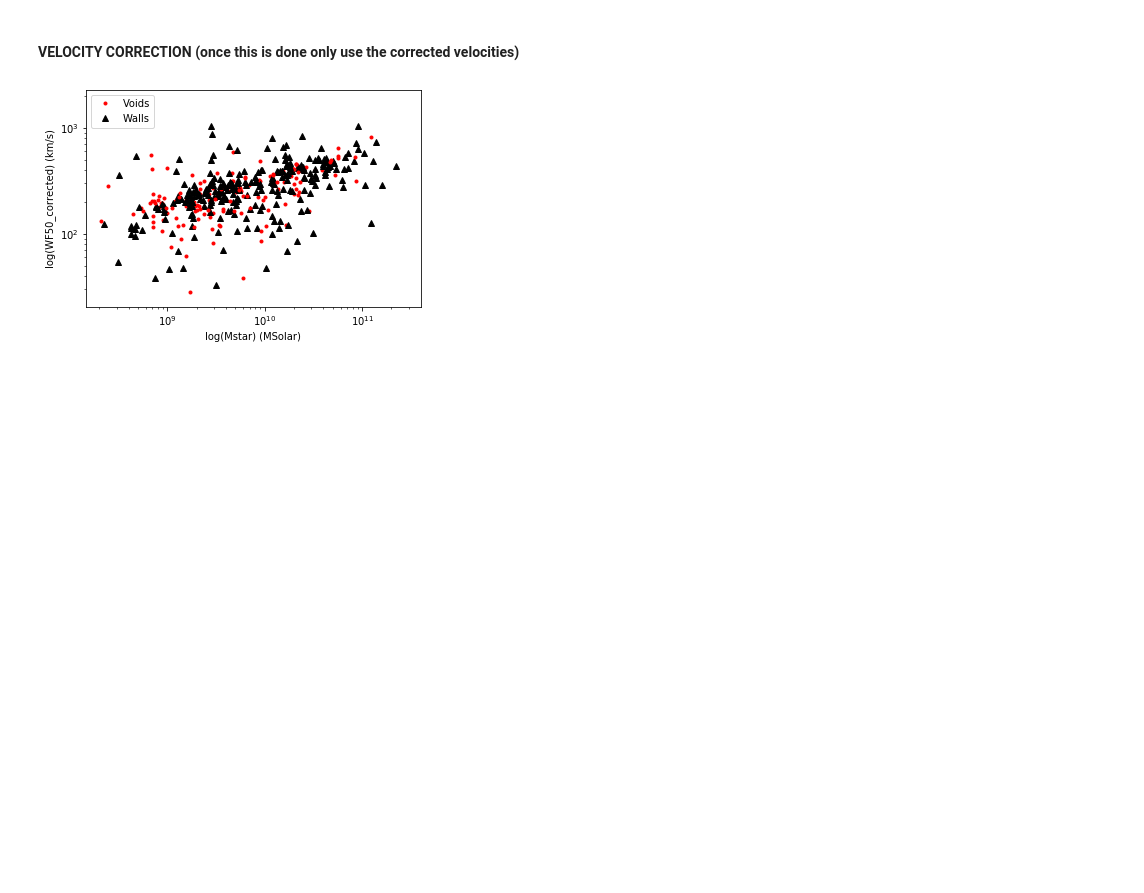
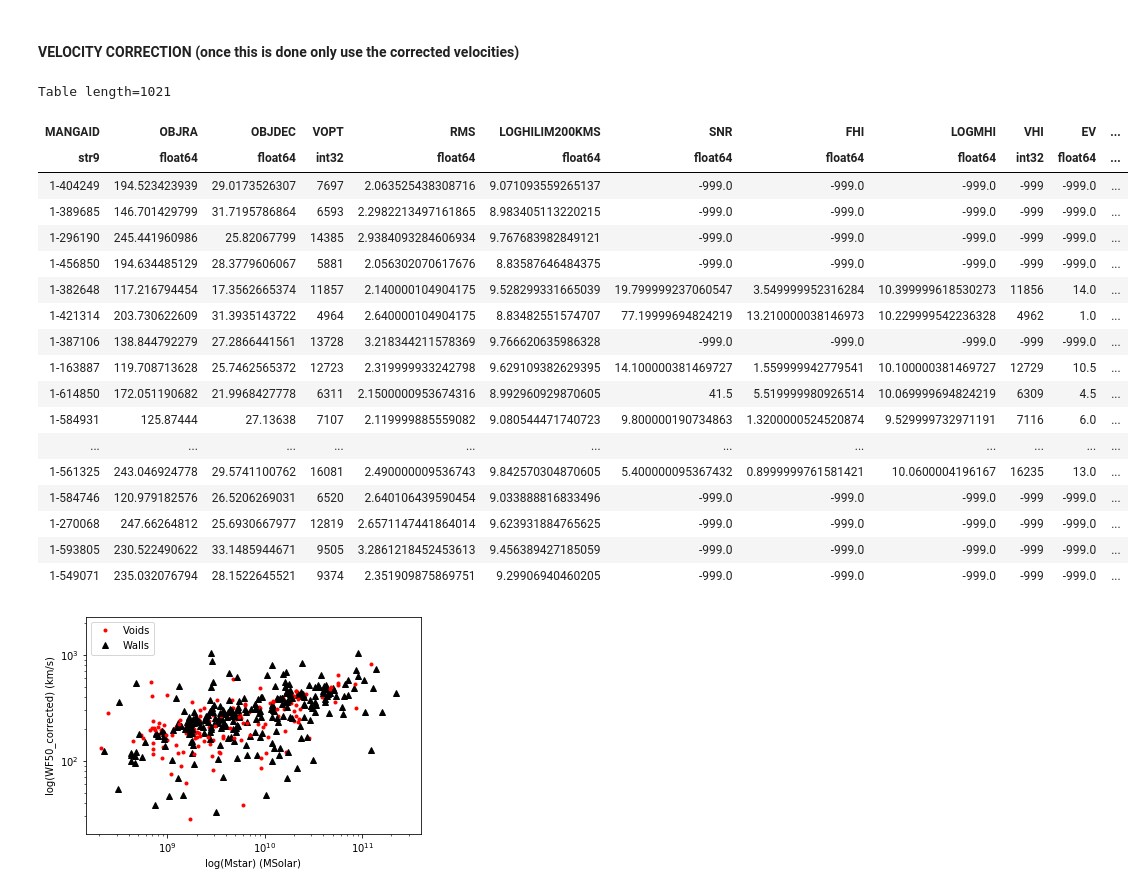
Before and after one commit to usiam/Summer-20_Galactic-Rotation-Curves-And-Dark-Matter, a Jupyter notebook: Research_2020.ipynb, the cells around one changed output. Saved outputs shown, nothing was run; the diff lists cells and outputs as text; code cells hidden in the pictures; blank space fills up the shorter version.

```diff
--- a/Research_2020.ipynb
+++ b/Research_2020.ipynb
@@ -318,6 +369,28 @@ alfaHI.add_column(Column(np.asarray(WP20_corrected_alfa, dtype = np.float64, ord
 alfaHI.add_column(Column(np.asarray(WF50_corrected_alfa, dtype = np.float64, order = 'F'), name = 'WF50_corrected'))
 # %%
 alfaHI.write('out_txt/alfaHI_with_velcitiesCorrected.txt', format = 'ascii.commented_header', overwrite = True)
+# %%
+alfaHI
+# %% [output]
+Table length=1021
+| MANGAID | OBJRA | OBJDEC | VOPT | RMS | LOGHILIM200KMS | SNR | FHI | LOGMHI | VHI | EV | ... |
+| str9 | float64 | float64 | int32 | float64 | float64 | float64 | float64 | float64 | int32 | float64 | ... |
+| 1-404249 | 194.523423939 | 29.0173526307 | 7697 | 2.063525438308716 | 9.071093559265137 | -999.0 | -999.0 | -999.0 | -999 | -999.0 | ... |
+| 1-389685 | 146.701429799 | 31.7195786864 | 6593 | 2.2982213497161865 | 8.983405113220215 | -999.0 | -999.0 | -999.0 | -999 | -999.0 | ... |
+| 1-296190 | 245.441960986 | 25.82067799 | 14385 | 2.9384093284606934 | 9.767683982849121 | -999.0 | -999.0 | -999.0 | -999 | -999.0 | ... |
+| 1-456850 | 194.634485129 | 28.3779606067 | 5881 | 2.056302070617676 | 8.83587646484375 | -999.0 | -999.0 | -999.0 | -999 | -999.0 | ... |
+| 1-382648 | 117.216794454 | 17.3562665374 | 11857 | 2.140000104904175 | 9.528299331665039 | 19.799999237060547 | 3.549999952316284 | 10.399999618530273 | 11856 | 14.0 | ... |
+| 1-421314 | 203.730622609 | 31.3935143722 | 4964 | 2.640000104904175 | 8.83482551574707 | 77.19999694824219 | 13.210000038146973 | 10.229999542236328 | 4962 | 1.0 | ... |
+| 1-387106 | 138.844792279 | 27.2866441561 | 13728 | 3.218344211578369 | 9.766620635986328 | -999.0 | -999.0 | -999.0 | -999 | -999.0 | ... |
+| 1-163887 | 119.708713628 | 25.7462565372 | 12723 | 2.319999933242798 | 9.629109382629395 | 14.100000381469727 | 1.559999942779541 | 10.100000381469727 | 12729 | 10.5 | ... |
+| 1-614850 | 172.051190682 | 21.9968427778 | 6311 | 2.1500000953674316 | 8.992960929870605 | 41.5 | 5.519999980926514 | 10.069999694824219 | 6309 | 4.5 | ... |
+| 1-584931 | 125.87444 | 27.13638 | 7107 | 2.119999885559082 | 9.080544471740723 | 9.800000190734863 | 1.3200000524520874 | 9.529999732971191 | 7116 | 6.0 | ... |
+| ... | ... | ... | ... | ... | ... | ... | ... | ... | ... | ... | ... |
+| 1-561325 | 243.046924778 | 29.5741100762 | 16081 | 2.490000009536743 | 9.842570304870605 | 5.400000095367432 | 0.8999999761581421 | 10.0600004196167 | 16235 | 13.0 | ... |
+| 1-584746 | 120.979182576 | 26.5206269031 | 6520 | 2.640106439590454 | 9.033888816833496 | -999.0 | -999.0 | -999.0 | -999 | -999.0 | ... |
+| 1-270068 | 247.66264812 | 25.6930667977 | 12819 | 2.6571147441864014 | 9.623931884765625 | -999.0 | -999.0 | -999.0 | -999 | -999.0 | ... |
+| 1-593805 | 230.522490622 | 33.1485944671 | 9505 | 3.2861218452453613 | 9.456389427185059 | -999.0 | -999.0 | -999.0 | -999 | -999.0 | ... |
+| 1-549071 | 235.032076794 | 28.1522645521 | 9374 | 2.351909875869751 | 9.29906940460205 | -999.0 | -999.0 | -999.0 | -999 | -999.0 | ... |
 # %%
 #Plot log(corrected WF50) vs log(MStar) while having the voids and walls separated
 
```
Also changed, not shown: parts of 67 cells of this notebook, 5 other files.
